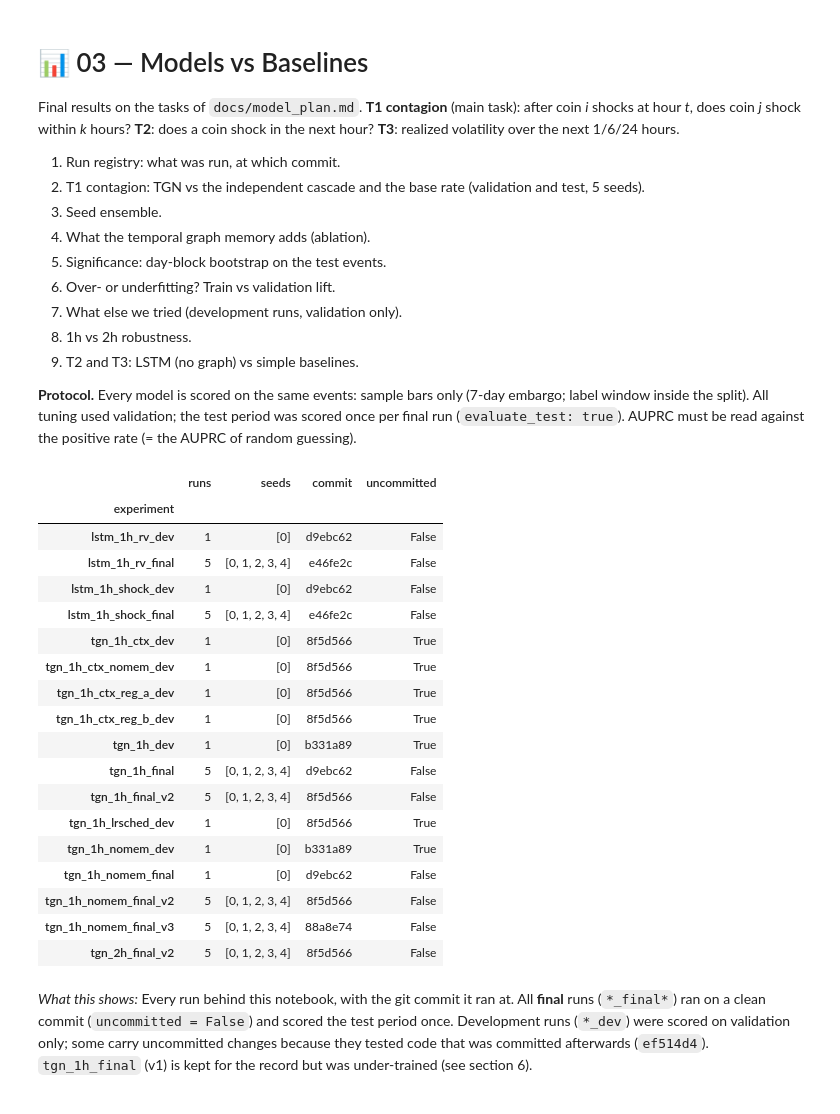
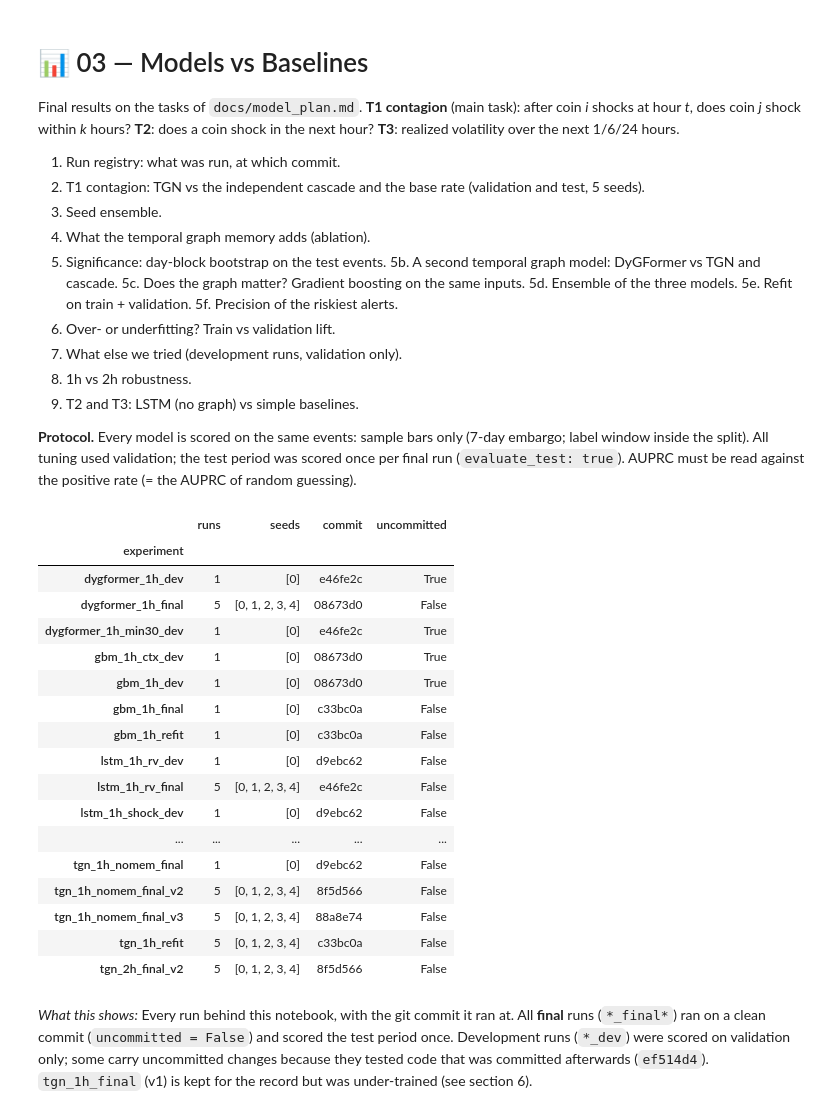
Before and after one commit to da-ksh-esh/CryptoGraph, a Jupyter notebook: notebooks/03_models_vs_baselines.ipynb, the cells around one changed output. Saved outputs shown, nothing was run; the diff lists cells and outputs as text; code cells hidden in the pictures.

```diff
--- a/notebooks/03_models_vs_baselines.ipynb
+++ b/notebooks/03_models_vs_baselines.ipynb
@@ -10,6 +10,11 @@ the next 1/6/24 hours.
 3. Seed ensemble.
 4. What the temporal graph memory adds (ablation).
 5. Significance: day-block bootstrap on the test events.
+5b. A second temporal graph model: DyGFormer vs TGN and cascade.
+5c. Does the graph matter? Gradient boosting on the same inputs.
+5d. Ensemble of the three models.
+5e. Refit on train + validation.
+5f. Precision of the riskiest alerts.
 6. Over- or underfitting? Train vs validation lift.
 7. What else we tried (development runs, validation only).
 8. 1h vs 2h robustness.
@@ -39,50 +44,50 @@ from cryptograph.training.metrics import auprc, auroc
 pio.renderers.default = "plotly_mimetype+notebook_connected"
 pio.templates.default = "plotly_dark"
 V2 = "../data/processed/v2"
 RUNS = Path("../runs")
 K = [1, 3, 6, 12, 24]
-FINAL = {"TGN (1h)": "tgn_1h_final_v2", "TGN without memory (1h)": "tgn_1h_nomem_final_v3", "TGN (2h)": "tgn_2h_final_v2"}
+FINAL = {"TGN (1h)": "tgn_1h_final_v2", "TGN without memory (1h)": "tgn_1h_nomem_final_v3", "TGN (2h)": "tgn_2h_final_v2",
+         "DyGFormer (1h)": "dygformer_1h_final"}
 
 runs = pd.read_csv(RUNS / "results.csv")
 runs = runs[runs["status"] == "ok"]
 cas = pd.read_csv("../reports/cascade_baseline.csv")
 base = pd.concat([pd.read_csv(f"../reports/hourly_baselines_{r}.csv") for r in ("1h", "2h")])
 
 def metrics_of(exp):
     out = []                                          # run dir = {YYYYmmdd-HHMMSS}_{experiment}_{seed}_{commit}
     for d in sorted(RUNS.iterdir()):
         if not d.is_dir() or not (d / "metrics.json").exists() or len(d.name) < 17:
             continue
         name, seed, _ = d.name[16:].rsplit("_", 2)
         if name == exp:
             m = json.loads((d / "metrics.json").read_text())
             m["run_dir"], m["seed"] = d, int(seed)
             out.append(m)
     return out
 
 reg = runs.groupby("experiment").agg(runs=("run_id", "size"), seeds=("seed", lambda s: sorted(set(s.tolist()))),
                                      commit=("commit", lambda c: ", ".join(sorted(set(map(str, c))))),
                                      uncommitted=("dirty", "any"))
 display(reg.loc[[e for e in reg.index if not e.startswith("smoke")]])
 # %% [output]
 |  | runs | seeds | commit | uncommitted |
 | experiment |  |  |  |  |
+| dygformer_1h_dev | 1 | [0] | e46fe2c | True |
+| dygformer_1h_final | 5 | [0, 1, 2, 3, 4] | 08673d0 | False |
+| dygformer_1h_min30_dev | 1 | [0] | e46fe2c | True |
+| gbm_1h_ctx_dev | 1 | [0] | 08673d0 | True |
+| gbm_1h_dev | 1 | [0] | 08673d0 | True |
+| gbm_1h_final | 1 | [0] | c33bc0a | False |
+| gbm_1h_refit | 1 | [0] | c33bc0a | False |
 | lstm_1h_rv_dev | 1 | [0] | d9ebc62 | False |
 | lstm_1h_rv_final | 5 | [0, 1, 2, 3, 4] | e46fe2c | False |
 | lstm_1h_shock_dev | 1 | [0] | d9ebc62 | False |
-| lstm_1h_shock_final | 5 | [0, 1, 2, 3, 4] | e46fe2c | False |
-| tgn_1h_ctx_dev | 1 | [0] | 8f5d566 | True |
-| tgn_1h_ctx_nomem_dev | 1 | [0] | 8f5d566 | True |
-| tgn_1h_ctx_reg_a_dev | 1 | [0] | 8f5d566 | True |
-| tgn_1h_ctx_reg_b_dev | 1 | [0] | 8f5d566 | True |
-| tgn_1h_dev | 1 | [0] | b331a89 | True |
-| tgn_1h_final | 5 | [0, 1, 2, 3, 4] | d9ebc62 | False |
-| tgn_1h_final_v2 | 5 | [0, 1, 2, 3, 4] | 8f5d566 | False |
-| tgn_1h_lrsched_dev | 1 | [0] | 8f5d566 | True |
-| tgn_1h_nomem_dev | 1 | [0] | b331a89 | True |
+| ... | ... | ... | ... | ... |
 | tgn_1h_nomem_final | 1 | [0] | d9ebc62 | False |
 | tgn_1h_nomem_final_v2 | 5 | [0, 1, 2, 3, 4] | 8f5d566 | False |
 | tgn_1h_nomem_final_v3 | 5 | [0, 1, 2, 3, 4] | 88a8e74 | False |
+| tgn_1h_refit | 5 | [0, 1, 2, 3, 4] | c33bc0a | False |
 | tgn_2h_final_v2 | 5 | [0, 1, 2, 3, 4] | 8f5d566 | False |
 # %% [markdown]
 *What this shows:* Every run behind this notebook, with the git commit it ran at. All **final** runs (`*_final*`) ran on a clean
```
Also changed, not shown: parts of 19 cells of this notebook, 12 other files.
